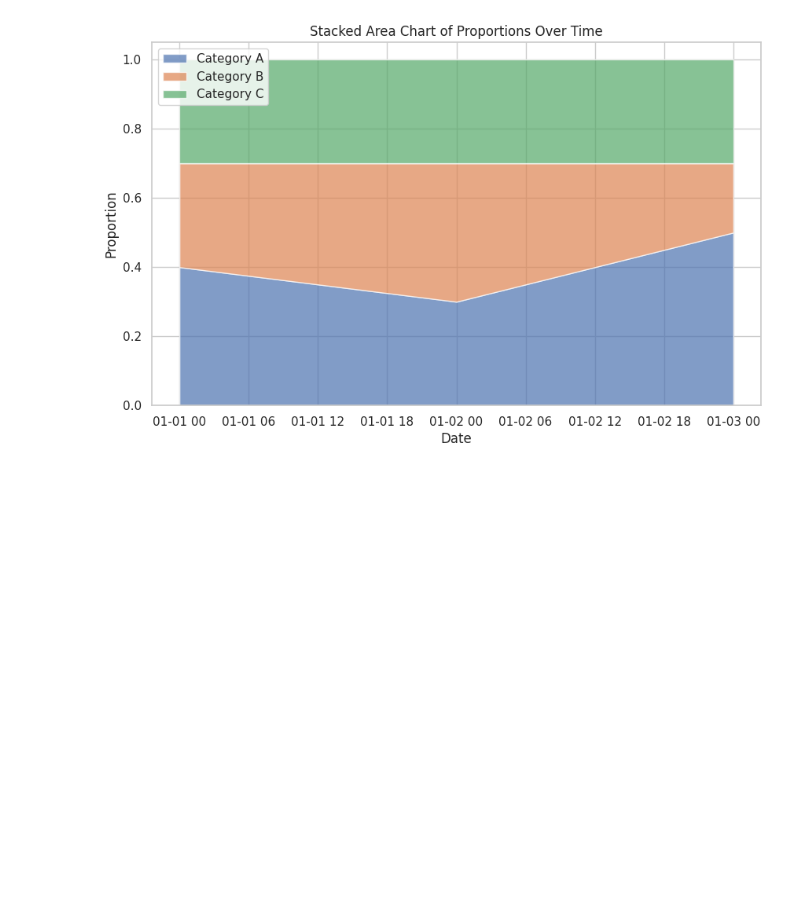
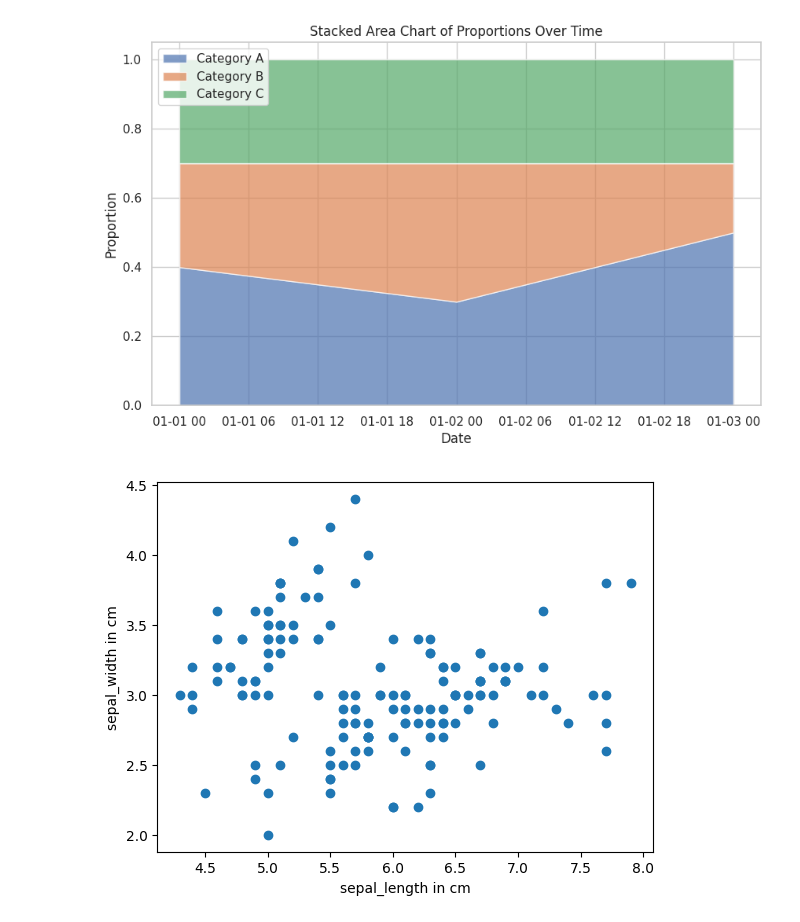
Before and after one commit to Siddappa217/demo-1, a Jupyter notebook: Siddapa.ipynb, the cells around one changed output. Saved outputs shown, nothing was run; the diff lists cells and outputs as text; code cells hidden in the pictures; blank space fills up the shorter version.

```diff
--- a/Siddapa.ipynb
+++ b/Siddapa.ipynb
@@ -1115,3 +1115,17 @@ plt.grid(True)
 plt.show()
 # %% [output]
 [figure]
+# %%
+import pandas as pd
+import matplotlib.pyplot as plt
+import seaborn as sns
+
+df = sns.load_dataset('iris')
+x = df['sepal_length']
+y = df['sepal_width']
+plt.scatter(x,y)
+plt.xlabel('sepal_length in cm')
+plt.ylabel('sepal_width in cm')
+plt.show()
+# %% [output]
+[figure, added]
```
